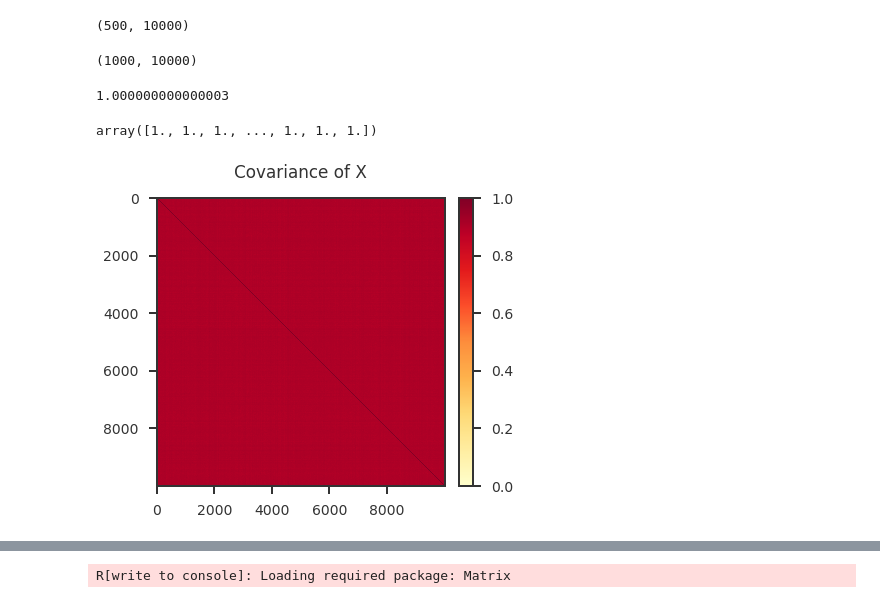
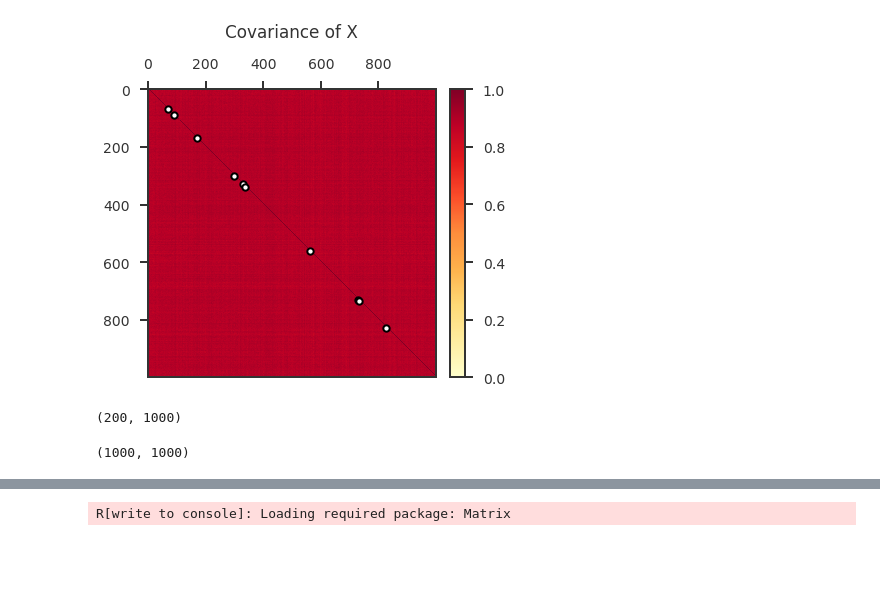
Before and after one commit to banskt/mr-ash-pen-workspace, a Jupyter notebook: notebooks/simulation_setup/high_dimension_sparse.ipynb, the cells around one changed output, grey strips where cells are left out. Cells and saved outputs as stored; diff of their text form; code cells hidden in the pictures; blank space fills up the shorter version.

```diff
--- a/notebooks/simulation_setup/high_dimension_sparse.ipynb
+++ b/notebooks/simulation_setup/high_dimension_sparse.ipynb
@@ -33,8 +25,57 @@ X, y, Xtest, ytest, btrue, strue = simulate.equicorr_predictors(n, p, p_causal,
+# %%
+rholist = [0.9, 0.9]
+ntrain  = 200
+ntest   = 1000
+npred   = 1000
+pcausal = 10
+min_block_size = 100
+pve = 0.6
+signal = "normal"
+bfix = None
+
+X, y, Xtest, ytest, btrue, strue = \
+    simulate.linear_model(
+        ntrain, npred, pcausal, pve, ntest = ntest,
+        corr_method = 'equicorr', rho = rholist, min_block_size = min_block_size,
+        signal = signal, bfix = bfix, #signal_params = {'loc': 10},
+        seed = None)
+
+bidx = np.where(btrue != 0)[0]
+
+def plot_covariance(x):
+
+    covx = np.cov(x.T, bias = True)
+
+    fig = plt.figure(figsize = (6, 6))
+    ax1 = fig.add_subplot(111)
+
+    cmap1 = matplotlib.cm.get_cmap("YlOrRd").copy()
+    cmap1.set_bad("w")
+
+    norm1 = matplotlib.colors.TwoSlopeNorm(vmin=0., vcenter=0.5, vmax=1.)
+    im1 = ax1.imshow(covx.T, cmap = cmap1, norm = norm1, interpolation='nearest', origin = 'upper')
+    # im1 = ax1.matshow(covx, cmap = cmap1, norm = norm1)
+    ax1.tick_params(bottom = False, top = True, left = True, right = False,
+                    labelbottom = False, labeltop = True, labelleft = True, labelright = False)
+
+    ax1.scatter(bidx, bidx, s = 40, edgecolor = 'black', facecolor = 'white', lw = 2)
+
+
+    divider = make_axes_locatable(ax1)
+    cax = divider.append_axes("right", size="5%", pad=0.2)
+    cbar = plt.colorbar(im1, cax=cax, fraction = 0.1)
+    ax1.set_title("Covariance of X", pad = 20)
+    plt.tight_layout()
+    plt.show()
+
+plot_covariance(X)
+# %% [output]
+[figure, added]
 # %%
 X.shape
 # %% [output]
-(500, 10000)
+(200, 1000)
 # %%
 Xtest.shape
 # %% [output]
-(1000, 10000)
+(1000, 1000)
@@ -43,8 +81,0 @@ covX = np.cov(Xtest.T, bias = True)
-# %%
-np.max(covX)
-# %% [output]
-1.000000000000003
-# %%
-np.diag(covX)
-# %% [output]
-array([1., 1., 1., ..., 1., 1., 1.])
@@ -56,20 +82,3 @@ M = covX.copy()
-# %%
-fig = plt.figure(figsize = (6, 6))
-ax1 = fig.add_subplot(111)
-
-cmap1 = matplotlib.cm.get_cmap("YlOrRd").copy()
-cmap1.set_bad("w")
-
-norm1 = matplotlib.colors.TwoSlopeNorm(vmin=0., vcenter=0.5, vmax=1.)
-im1 = ax1.imshow(M.T, cmap = cmap1, norm = norm1, interpolation='nearest')
-divider = make_axes_locatable(ax1)
-cax = divider.append_axes("right", size="5%", pad=0.2)
-cbar = plt.colorbar(im1, cax=cax, fraction = 0.1)
-ax1.set_title("Covariance of X", pad = 20)
-plt.tight_layout()
-plt.show()
-# %% [output]
-[figure, removed]
 # %%
 fig = plt.figure(figsize = (6,6))
 ax1 = fig.add_subplot(111)
```
Also changed, not shown: parts of 29 cells of this notebook, 5 other files.
